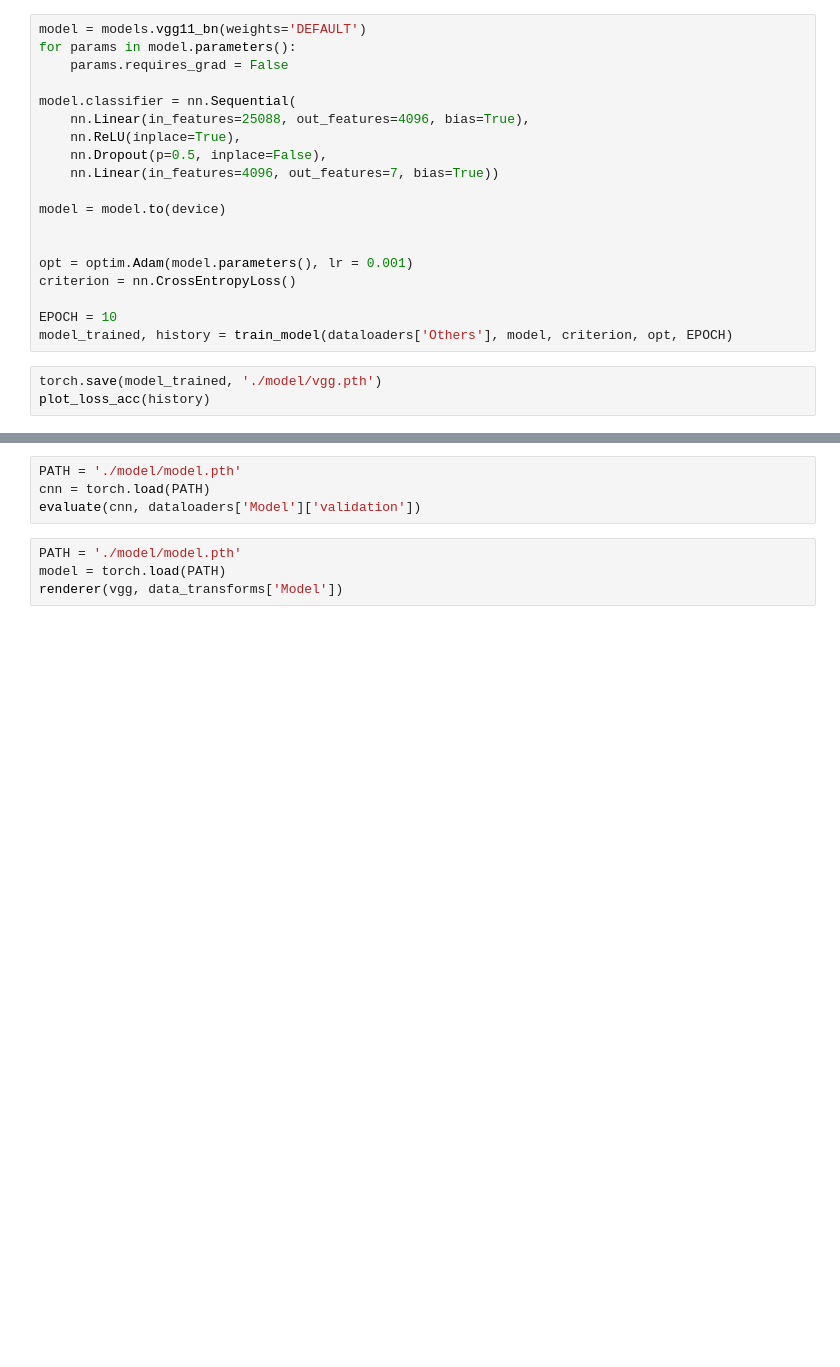
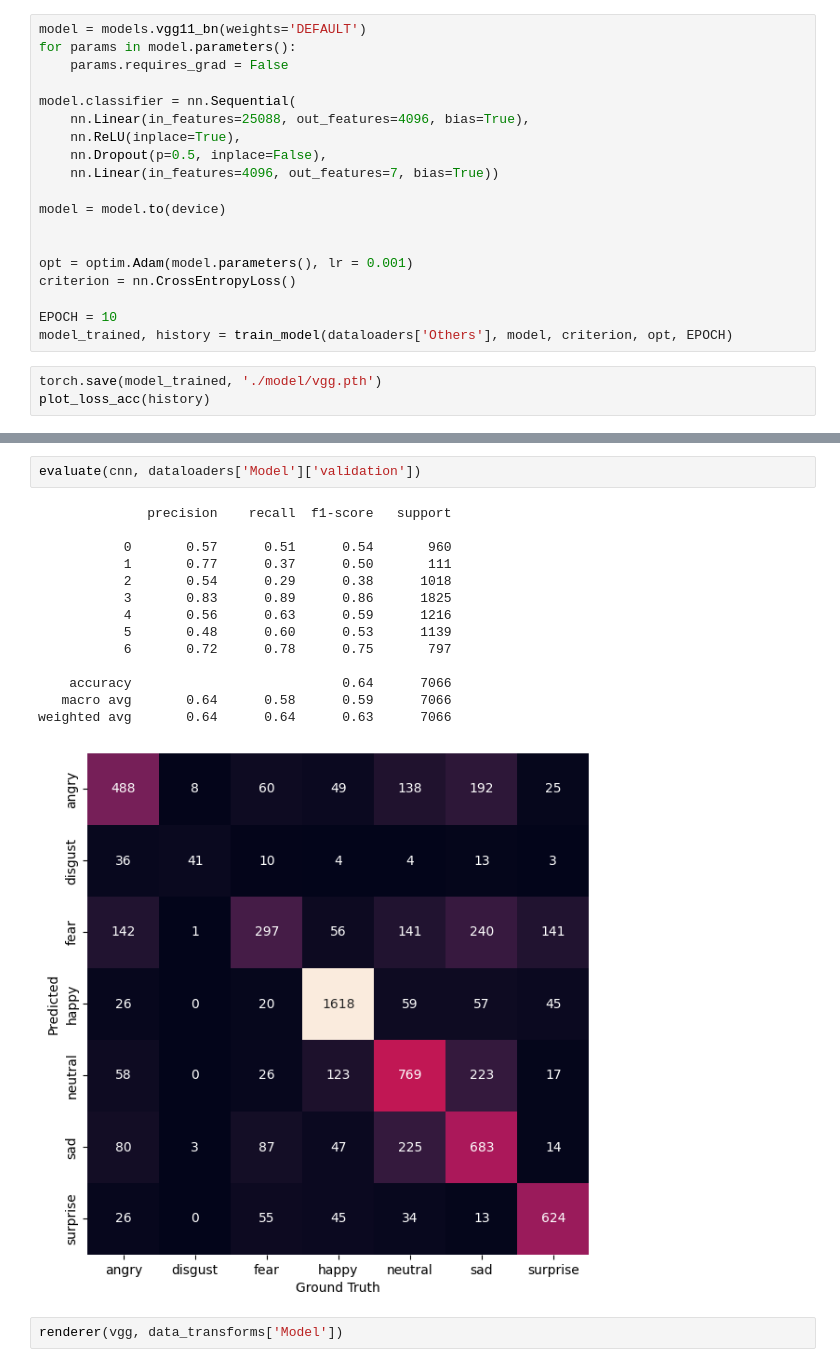
Before and after one commit to MohammadYs77/Real-time-Emotion-Recognition-with-Pytorch, a Jupyter notebook: Code.ipynb, the cells around one changed output, grey strips where cells are left out. Drawn from its saved outputs; the diff is of its cells as text; blank space fills up the shorter version.

```diff
--- a/Code.ipynb
+++ b/Code.ipynb
@@ -417,8 +478,19 @@ evaluate(vgg, dataloaders['Others']['validation'])
 # %%
-PATH = './model/model.pth'
-cnn = torch.load(PATH)
 evaluate(cnn, dataloaders['Model']['validation'])
+# %% [output]
+              precision    recall  f1-score   support
+
+           0       0.57      0.51      0.54       960
+           1       0.77      0.37      0.50       111
+           2       0.54      0.29      0.38      1018
+           3       0.83      0.89      0.86      1825
+           4       0.56      0.63      0.59      1216
+           5       0.48      0.60      0.53      1139
+           6       0.72      0.78      0.75       797
+
+    accuracy                           0.64      7066
+   macro avg       0.64      0.58      0.59      7066
+weighted avg       0.64      0.64      0.63      7066
+[figure, added]
 # %%
-PATH = './model/model.pth'
-model = torch.load(PATH)
 renderer(vgg, data_transforms['Model'])
```
Also changed, not shown: parts of 12 cells of this notebook.
